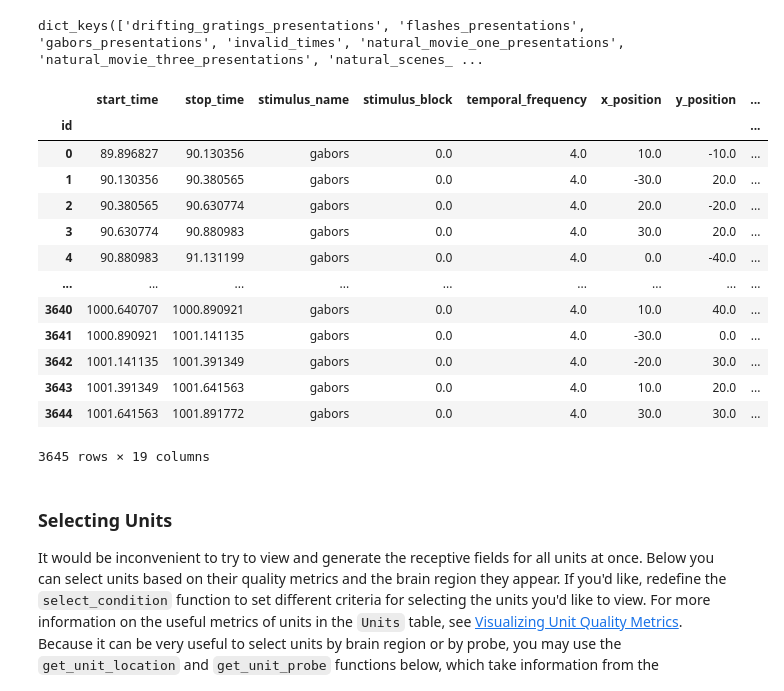
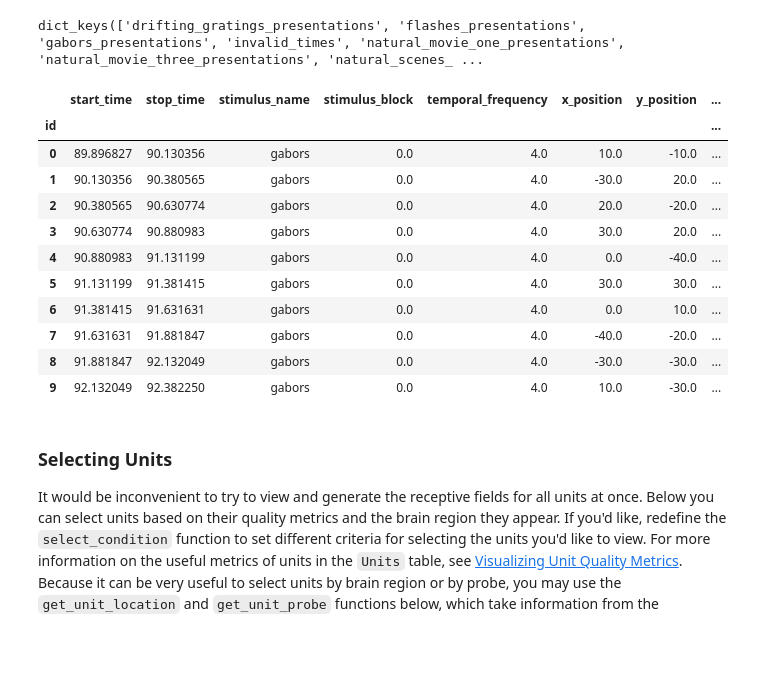
Before and after one commit to AllenInstitute/openscope_databook, a Jupyter notebook: docs/first-order/receptive_fields.ipynb, the cells around one changed output. Saved outputs shown, nothing was run; the diff lists cells and outputs as text; code cells hidden in the pictures; blank space fills up the shorter version.

```diff
--- a/docs/first-order/receptive_fields.ipynb
+++ b/docs/first-order/receptive_fields.ipynb
@@ -76,22 +75,20 @@ nwb.intervals.keys()
 dict_keys(['drifting_gratings_presentations', 'flashes_presentations', 'gabors_presentations', 'invalid_times', 'natural_movie_one_presentations', 'natural_movie_three_presentations', 'natural_scenes_ ...
 # %%
 rf_stim_table = nwb.intervals["gabors_presentations"].to_dataframe()
-rf_stim_table[:]
+rf_stim_table[:10]
 # %% [output]
 |  | start_time | stop_time | stimulus_name | stimulus_block | temporal_frequency | x_position | y_position | ... |
 | id |  |  |  |  |  |  |  | ... |
 | 0 | 89.896827 | 90.130356 | gabors | 0.0 | 4.0 | 10.0 | -10.0 | ... |
 | 1 | 90.130356 | 90.380565 | gabors | 0.0 | 4.0 | -30.0 | 20.0 | ... |
 | 2 | 90.380565 | 90.630774 | gabors | 0.0 | 4.0 | 20.0 | -20.0 | ... |
 | 3 | 90.630774 | 90.880983 | gabors | 0.0 | 4.0 | 30.0 | 20.0 | ... |
 | 4 | 90.880983 | 91.131199 | gabors | 0.0 | 4.0 | 0.0 | -40.0 | ... |
-| ... | ... | ... | ... | ... | ... | ... | ... | ... |
-| 3640 | 1000.640707 | 1000.890921 | gabors | 0.0 | 4.0 | 10.0 | 40.0 | ... |
-| 3641 | 1000.890921 | 1001.141135 | gabors | 0.0 | 4.0 | -30.0 | 0.0 | ... |
-| 3642 | 1001.141135 | 1001.391349 | gabors | 0.0 | 4.0 | -20.0 | 30.0 | ... |
-| 3643 | 1001.391349 | 1001.641563 | gabors | 0.0 | 4.0 | 10.0 | 20.0 | ... |
-| 3644 | 1001.641563 | 1001.891772 | gabors | 0.0 | 4.0 | 30.0 | 30.0 | ... |
+| 5 | 91.131199 | 91.381415 | gabors | 0.0 | 4.0 | 30.0 | 30.0 | ... |
+| 6 | 91.381415 | 91.631631 | gabors | 0.0 | 4.0 | 0.0 | 10.0 | ... |
+| 7 | 91.631631 | 91.881847 | gabors | 0.0 | 4.0 | -40.0 | -20.0 | ... |
+| 8 | 91.881847 | 92.132049 | gabors | 0.0 | 4.0 | -30.0 | -30.0 | ... |
+| 9 | 92.132049 | 92.382250 | gabors | 0.0 | 4.0 | 10.0 | -30.0 | ... |
-3645 rows × 19 columns
 # %% [markdown]
 ### Selecting Units
 It would be inconvenient to try to view and generate the receptive fields for all units at once. Below you can select units based on their quality metrics and the brain region they appear. If you'd like, redefine the `select_condition` function to set different criteria for selecting the units you'd like to view. For more information on the useful metrics of units in the `Units` table, see [Visualizing Unit Quality Metrics](../visualization/visualize_unit_metrics.ipynb). Because it can be very useful to select units by brain region or by probe, you may use the `get_unit_location` and `get_unit_probe` functions below, which take information from the `Electrodes` table to get the location and probes for each unit respectively. The sets of probe names and location names are printed for your convenience.
```
Also changed, not shown: parts of 3 cells of this notebook.
